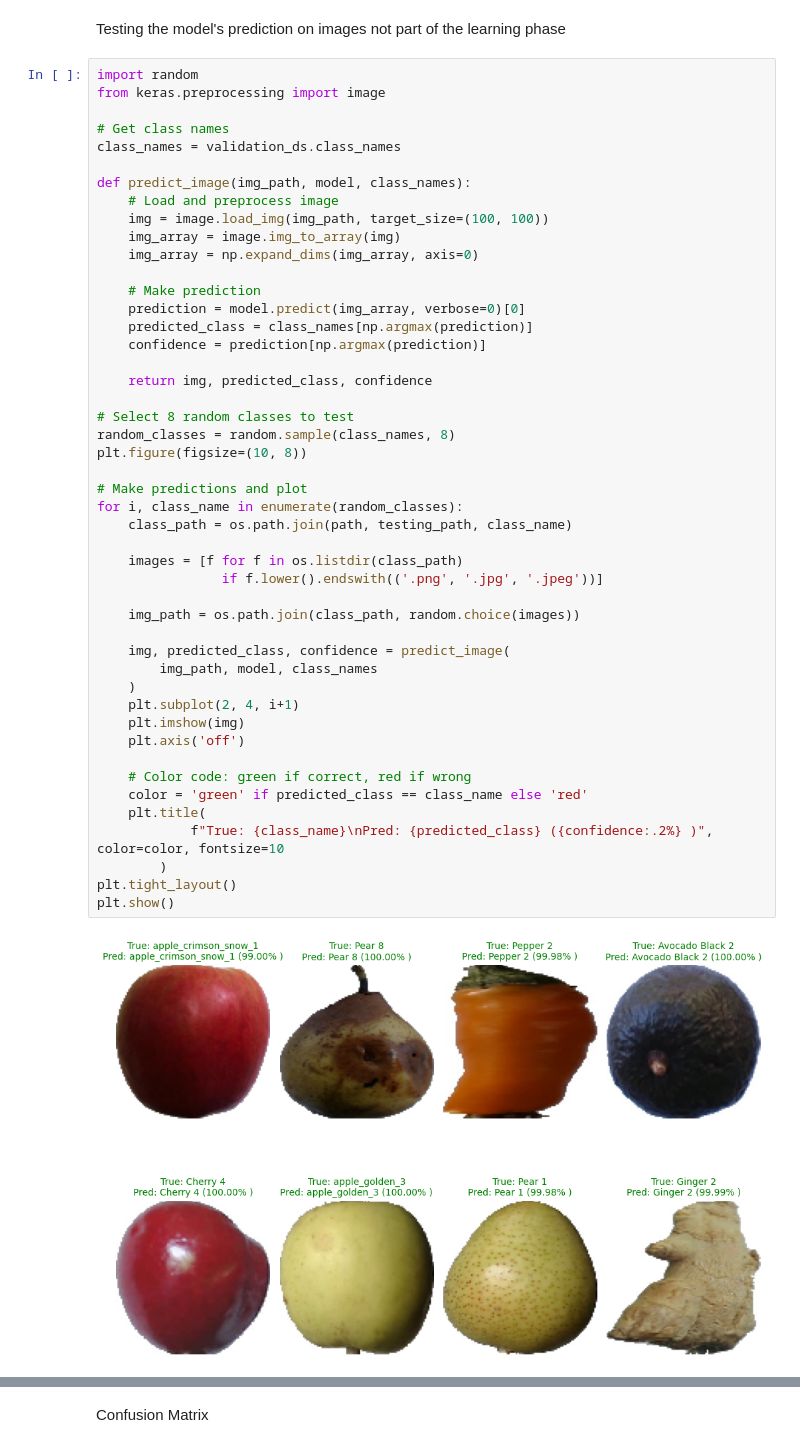
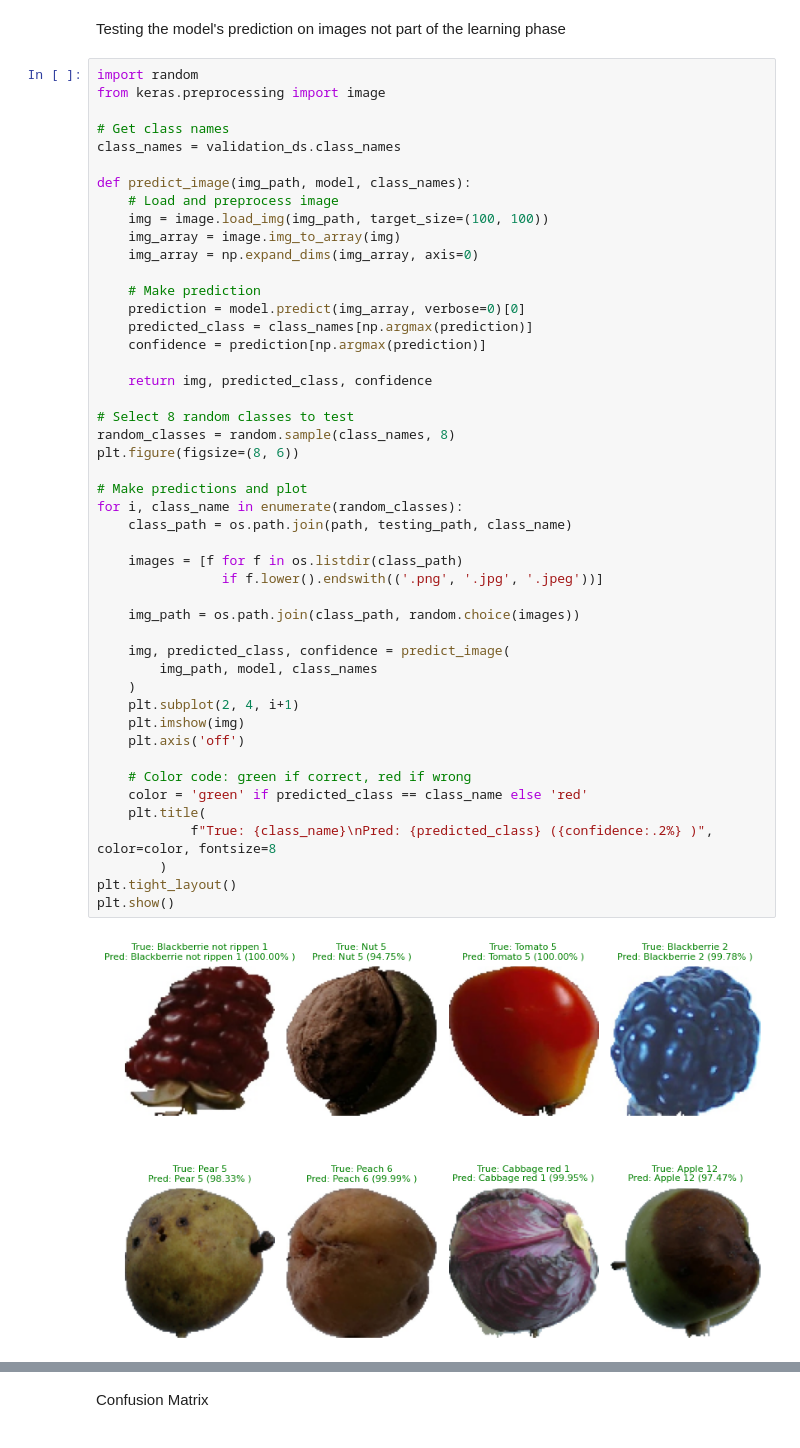
Before and after one commit to DarrenChooo/fruits-classification, a Jupyter notebook: fruits.ipynb, the cells around one changed output, grey strips where cells are left out. Cells and saved outputs as stored; diff of their text form.

```diff
--- a/fruits.ipynb
+++ b/fruits.ipynb
@@ -418,33 +388,33 @@ def predict_image(img_path, model, class_names):
     confidence = prediction[np.argmax(prediction)]
 
     return img, predicted_class, confidence
 
 # Select 8 random classes to test
 random_classes = random.sample(class_names, 8)
-plt.figure(figsize=(10, 8))
+plt.figure(figsize=(8, 6))
 
 # Make predictions and plot
 for i, class_name in enumerate(random_classes):
     class_path = os.path.join(path, testing_path, class_name)
 
     images = [f for f in os.listdir(class_path)
                 if f.lower().endswith(('.png', '.jpg', '.jpeg'))]
 
     img_path = os.path.join(class_path, random.choice(images))
 
     img, predicted_class, confidence = predict_image(
         img_path, model, class_names
     )
     plt.subplot(2, 4, i+1)
     plt.imshow(img)
     plt.axis('off')
 
     # Color code: green if correct, red if wrong
     color = 'green' if predicted_class == class_name else 'red'
     plt.title(
-            f"True: {class_name}\nPred: {predicted_class} ({confidence:.2%} )", color=color, fontsize=10
+            f"True: {class_name}\nPred: {predicted_class} ({confidence:.2%} )", color=color, fontsize=8
         )
 plt.tight_layout()
 plt.show()
 # %% [output]
-[figure, old version]
+[figure, new version]
```
Also changed, not shown: parts of 12 cells of this notebook, 2 other files.
